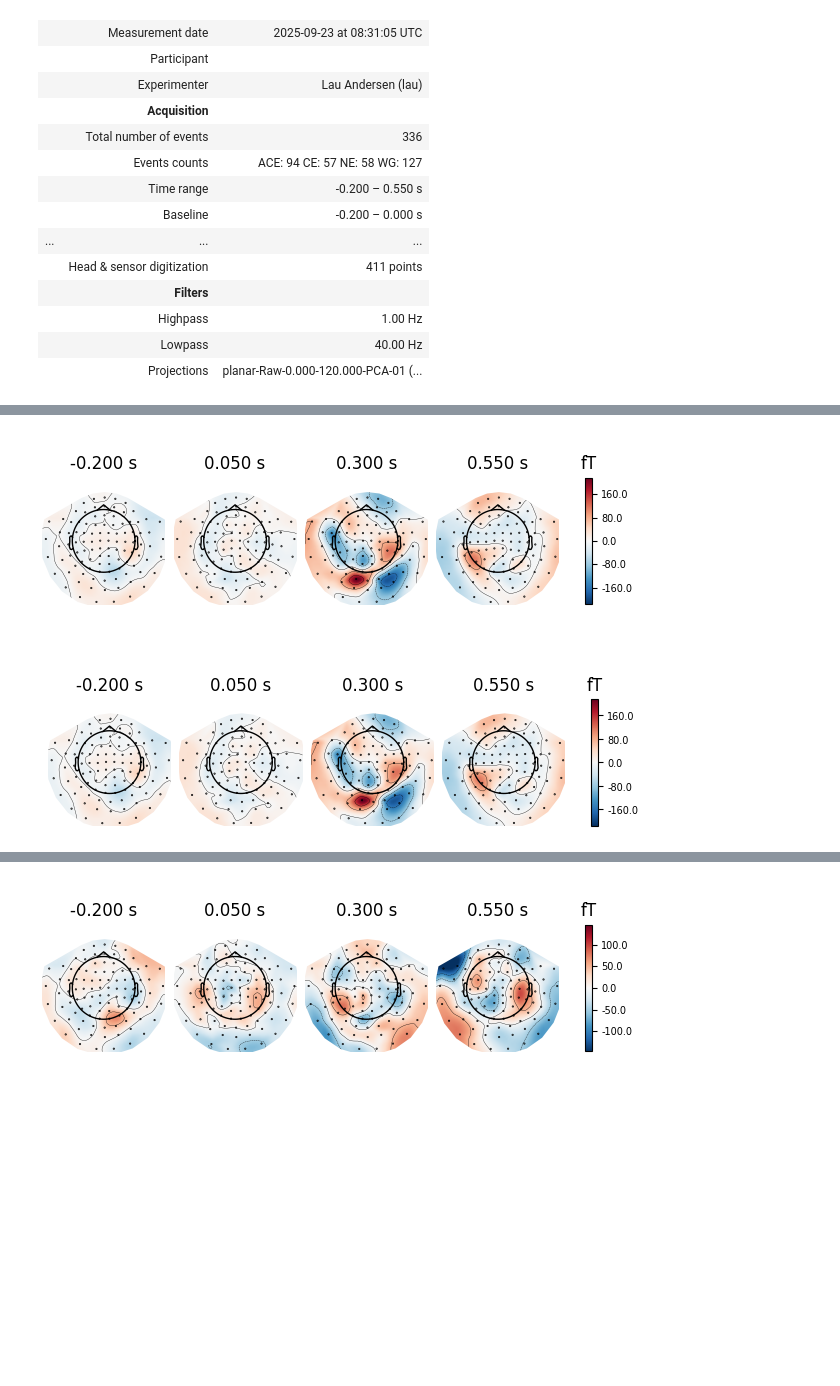
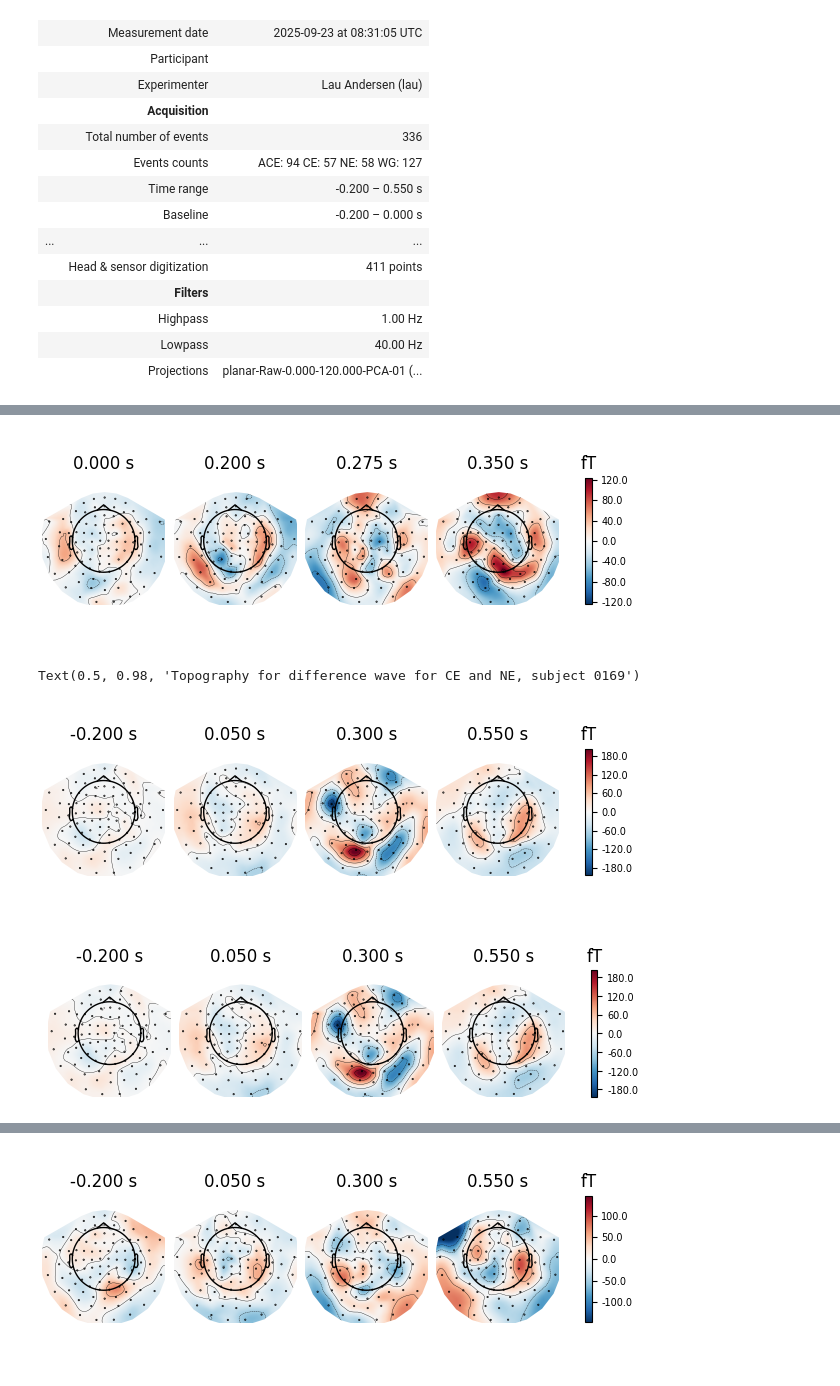
Before and after one commit to HMHojgaard/CogSci_F25, a Jupyter notebook: ACN/Preprocessing and ML.ipynb, the cells around one changed output, grey strips where cells are left out. Cells and saved outputs as stored; diff of their text form; code cells hidden in the pictures; blank space fills up the shorter version.

```diff
--- a/ACN/Preprocessing and ML.ipynb
+++ b/ACN/Preprocessing and ML.ipynb
@@ -188,5 +200,11 @@ for diff in diffs:
+# %%
+fig = mne.viz.plot_evoked_topomap(evoked_filtered_diffs[0], times=[0, 0.2, 0.275, .350])
+fig.suptitle("Topography for difference wave for CE and NE, subject 0169", fontsize=14)
+# %% [output]
+[figure, added]
+Text(0.5, 0.98, 'Topography for difference wave for CE and NE, subject 0169')
 # %%
-mne.viz.plot_evoked_topomap(evokeds[0])
+mne.viz.plot_evoked_topomap(evokeds_filtered_[3])
 # %% [output]
-[figure, old version]
+[figure, new version]
-[figure, old version]
+[figure, new version]
```
Also changed, not shown: parts of 8 cells of this notebook.
